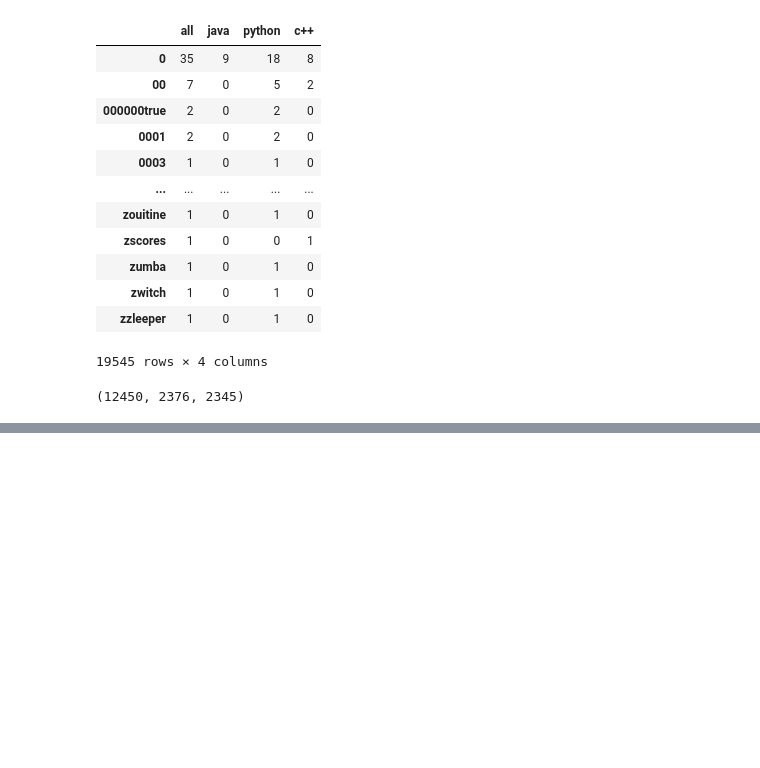
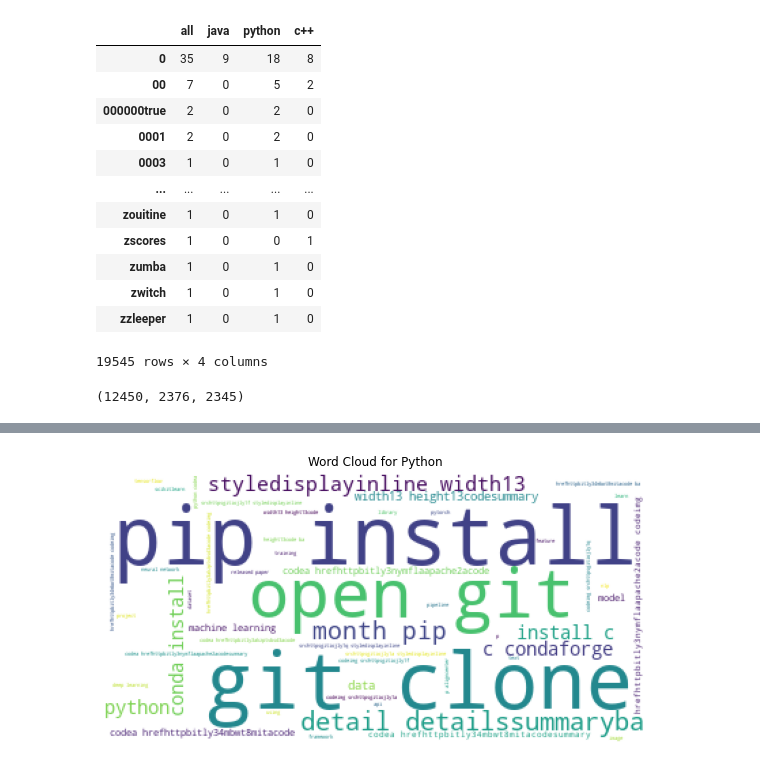
Before and after one commit to brandyn-oliver-jesse-nlp/github-readme-languages, a Jupyter notebook: explore_model_waterman.ipynb, the cells around one changed output, grey strips where cells are left out. Saved outputs shown, nothing was run; the diff lists cells and outputs as text; code cells hidden in the pictures; blank space fills up the shorter version.

```diff
--- a/explore_model_waterman.ipynb
+++ b/explore_model_waterman.ipynb
@@ -417,0 +554,4 @@ len(unique_p), len(unique_j), len(unique_c)
+# %%
+word_cloud(train, 'Python')
+# %% [output]
+[figure, added]
```
Also changed, not shown: parts of 22 cells of this notebook.
